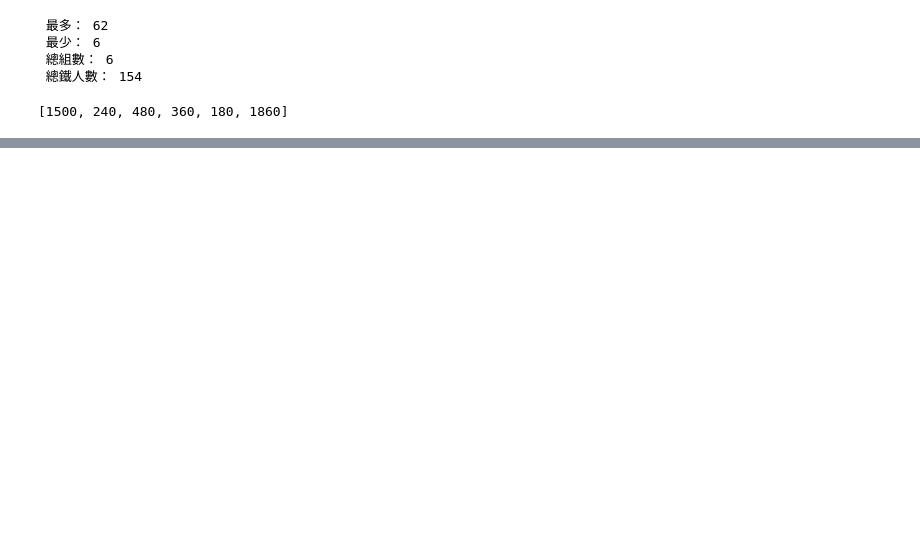
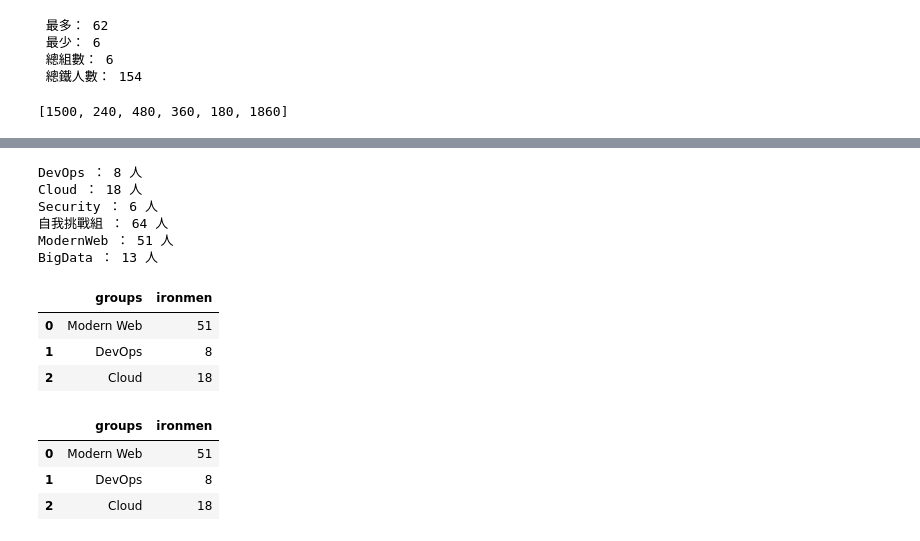
Before and after one commit to Toma-L/PythonProjects, a Jupyter notebook: RTOPY.ipynb, the cells around one changed output, grey strips where cells are left out. Saved outputs shown, nothing was run; the diff lists cells and outputs as text; code cells hidden in the pictures; blank space fills up the shorter version.

```diff
--- a/RTOPY.ipynb
+++ b/RTOPY.ipynb
@@ -358,0 +716,39 @@ print(ironmen_articles)
+# %%
+def ironmen_list(**kwargs):
+    '列出各組參賽鐵人數'
+    for key in kwargs:
+        print(key, "：", kwargs[key], "人")
+ironmen_list(ModernWeb = 51, DevOps = 8, Cloud = 18, BigData = 13, Security = 6, 自我挑戰組 = 64)
+# %% [output]
+DevOps ： 8 人
+Cloud ： 18 人
+Security ： 6 人
+自我挑戰組 ： 64 人
+ModernWeb ： 51 人
+BigData ： 13 人
+# %%
+import pandas as pd
+groups = ["Modern Web", "DevOps", "Cloud", "Big Data", "Security", "自我挑戰組"]
+ironmen = [51, 8, 18, 14, 6, 64]
+ironmen_dict = {"groups": groups,
+                "ironmen": ironmen}
+ironmen_df = pd.DataFrame(ironmen_dict)
+ironmen_df.head(n = 3)
+# %% [output]
+|  | groups | ironmen |
+| 0 | Modern Web | 51 |
+| 1 | DevOps | 8 |
+| 2 | Cloud | 18 |
+# %%
+import pandas as pd
+groups = ["Modern Web", "DevOps", "Cloud", "Big Data", "Security", "自我挑戰組"]
+ironmen = [51, 8, 18, 14, 6, 64]
+ironmen_dict = {"groups": groups,
+                "ironmen": ironmen}
+ironmen_df = pd.DataFrame(ironmen_dict)
+ironmen_df.head(n = 3)
+# %% [output]
+|  | groups | ironmen |
+| 0 | Modern Web | 51 |
+| 1 | DevOps | 8 |
+| 2 | Cloud | 18 |
```
Also changed, not shown: parts of 64 cells of this notebook.
